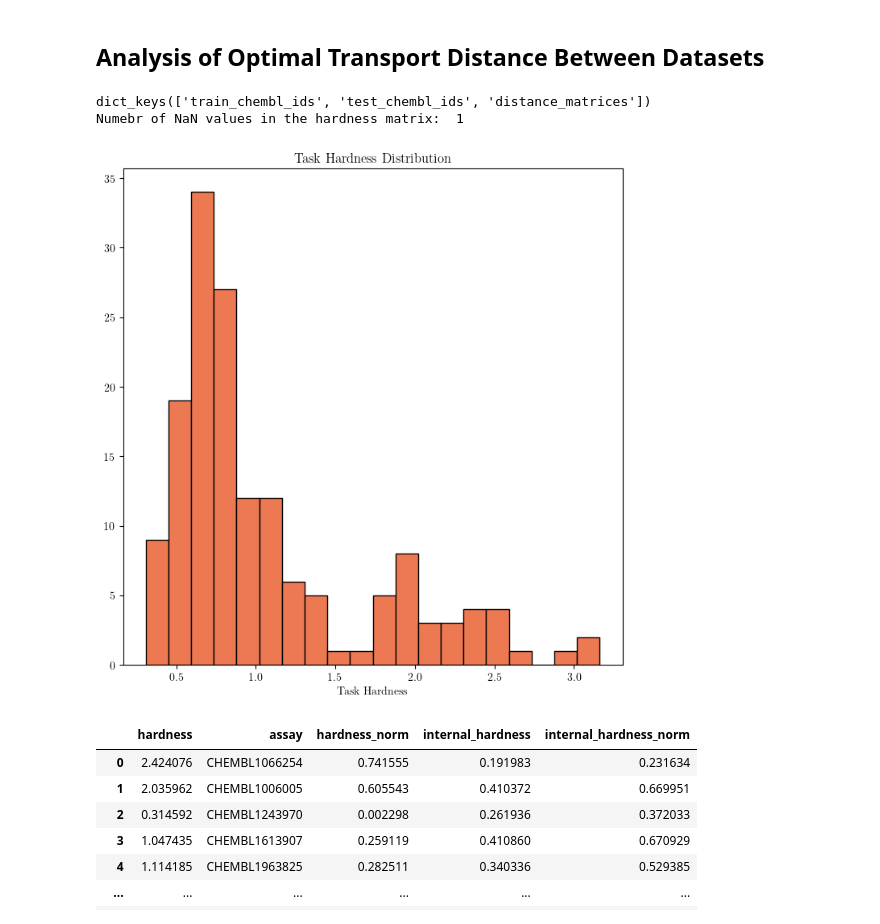
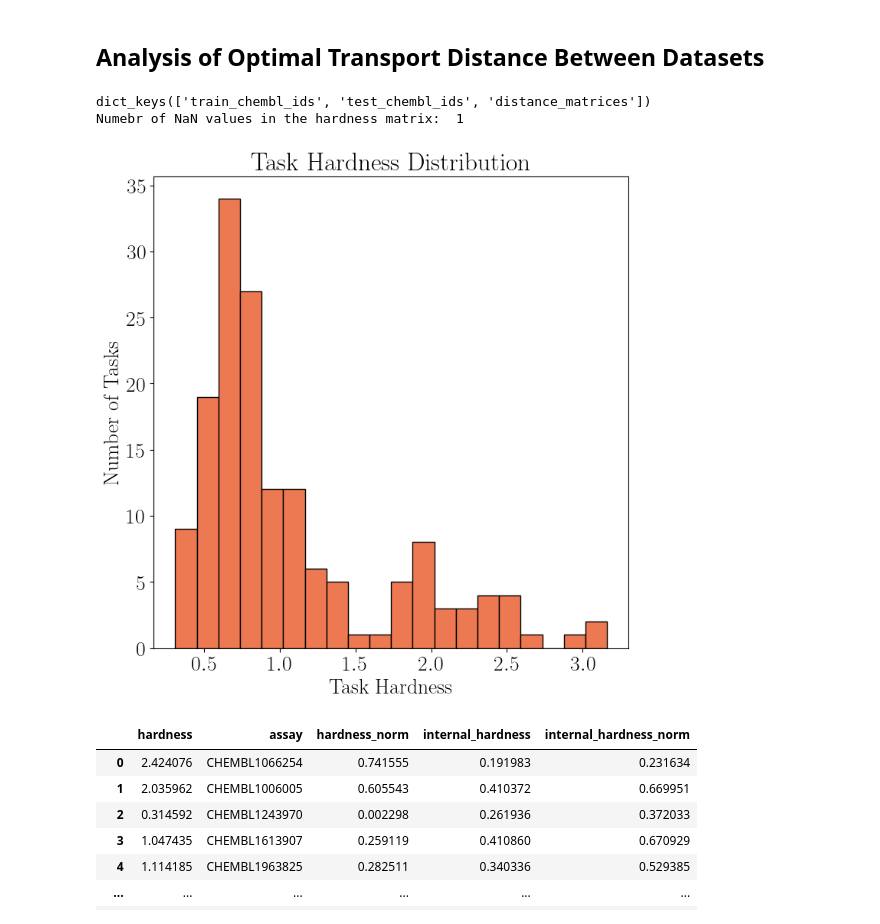
Before and after one commit to HFooladi/FS-Mol, a Jupyter notebook: notebooks/ProtoNet_repr.ipynb, the cells around one changed output. Drawn from its saved outputs; the diff is of its cells as text; code cells hidden in the pictures.

Commit message:
add figures for the paper and poster

```diff
--- a/notebooks/ProtoNet_repr.ipynb
+++ b/notebooks/ProtoNet_repr.ipynb
@@ -51,7 +51,7 @@ matplotlib.rcParams.update(
         "pgf.texsystem": "pdflatex",
         "font.family": "serif",
         "font.serif": "Computer Modern Roman",
-        "font.size": 10,
+        "font.size": 20,
         "text.usetex": True,
         "pgf.rcfonts": False,
     }
@@ -556,21 +558,23 @@ def internal_hardness(hardness_df, internal_hardness_path='test/hardness_intra/r
 # %%
 PATH_TO_OTDD = os.path.join(FS_MOL_DATASET_PATH, 'test', 'hardness', 'otdd_gin_supervised_infomax.pkl')
 PATH_TO_INTRA_HARDNESS = os.path.join(FS_MOL_DATASET_PATH, 'train', 'hardness_intra', 'rf_16.pkl')
 
 otdd_hardness_df = otdd_hardness(PATH_TO_OTDD, PATH_TO_INTRA_HARDNESS, k=10, train_tasks_weighted=True, weighting_method='rf')
 otdd_hardness_df['hardness_norm'] = normalize(otdd_hardness_df['hardness'])
 # Visualizing the Hardness Distribution
 fig, ax = plt.subplots(1, 1, figsize=(8, 8))
 ax.hist(otdd_hardness_df['hardness'], bins=20, color=light_color, edgecolor=dark_color)
 ax.set_title("Task Hardness Distribution")
 ax.set_xlabel("Task Hardness")
+ax.set_ylabel("Number of Tasks")
 
+#ax.grid(True)
 plt.show()
-fig.savefig('assets/myplot.pdf', transparent=True, backend='pgf')
+fig.savefig('assets/EXT_CHEM_hist.pdf', transparent=True, backend='pgf', bbox_inches='tight')
 # %% [output]
 dict_keys(['train_chembl_ids', 'test_chembl_ids', 'distance_matrices'])
 Numebr of NaN values in the hardness matrix:  1
-[figure, old version]
+[figure, new version]
 # %%
 otdd_hardness_df = internal_hardness(otdd_hardness_df, internal_hardness_path='test/hardness_intra/rf_16.pkl')
 otdd_hardness_df['internal_hardness_norm'] = normalize(otdd_hardness_df['internal_hardness'])
```
Also changed, not shown: parts of 14 cells of this notebook, 1 other file.
